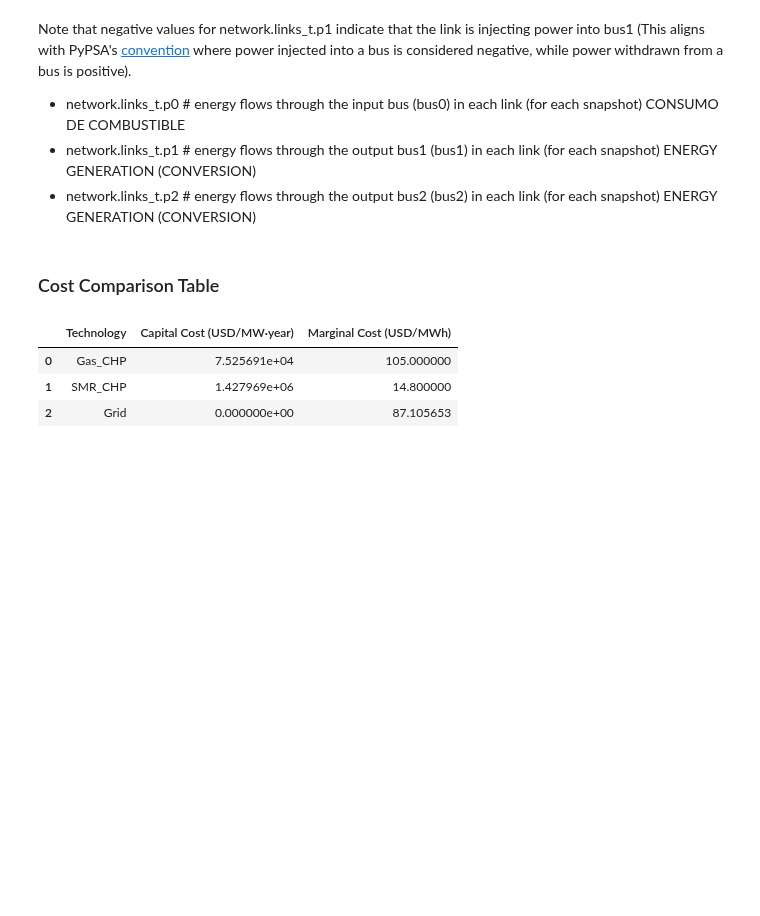
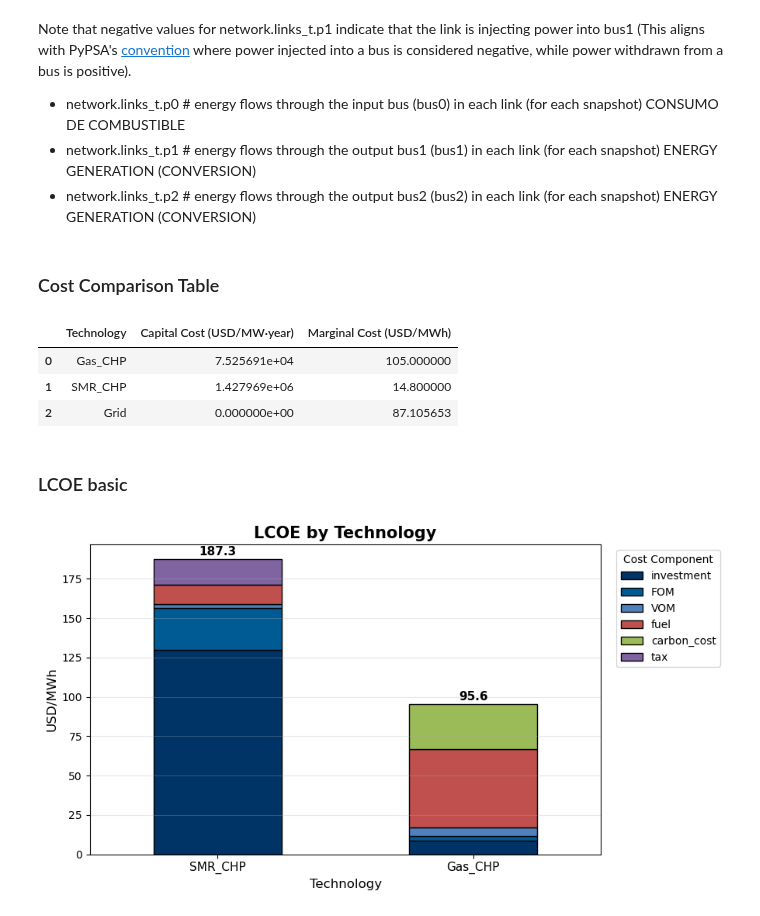
Before and after one commit to C-ansi-eof/SIDNE-Model, a Jupyter notebook: SMR_multilink.ipynb, the cells around one changed output. Drawn from its saved outputs; the diff is of its cells as text; code cells hidden in the pictures; blank space fills up the shorter version.

```diff
--- a/SMR_multilink.ipynb
+++ b/SMR_multilink.ipynb
@@ -1546,3 +1261,42 @@ Cost Comparison Table
 | 0 | Gas_CHP | 7.525691e+04 | 105.000000 |
 | 1 | SMR_CHP | 1.427969e+06 | 14.800000 |
 | 2 | Grid | 0.000000e+00 | 87.105653 |
+# %% [markdown]
+### LCOE basic
+# %%
+# Calculate LCOE for each technology and cost component
+df1 = pd.DataFrame()
+techs = ['SMR_CHP', 'Gas_CHP']
+for tech in techs:
+    df1 = pd.concat([df1, packages.LCOE(tech, cost, tech)])
+
+cost_LCOE = pd.DataFrame()
+cost_LCOE['LCOE_Total'] = df1.sum(axis=1)
+
+# Sort and prepare for plotting
+df1['Total'] = df1.sum(axis=1)
+df1 = df1.sort_values(by='Total', ascending=False)
+totals = df1['Total'].copy()  # Save totals for annotation
+df1 = df1.drop(columns=['Total'])
+
+engineering_colors = ['#003366', '#005B94', '#4F81BD', '#C0504D', '#9BBB59', '#8064A2']
+
+fig, ax = plt.subplots(figsize=(9, 5))
+bars = df1.plot(kind='bar', stacked=True, ax=ax, color=engineering_colors[:len(df1.columns)], edgecolor='black')
+
+ax.set_xlabel('Technology', fontsize=12)
+ax.set_ylabel('USD/MWh', fontsize=12)
+ax.set_title('LCOE by Technology', fontsize=15, fontweight='bold')
+ax.set_xticklabels(ax.get_xticklabels(), rotation=0, ha='center', fontsize=11)
+ax.legend(title='Cost Component', bbox_to_anchor=(1.02, 1), loc='upper left', fontsize=10)
+ax.grid(axis='y', alpha=0.3)
+plt.tight_layout()
+
+# Annotate total value on top of each bar
+for idx, total in enumerate(totals):
+    ax.text(idx, total + 1, f"{total:.1f}", ha='center', va='bottom', fontsize=11, fontweight='bold')
+
+# plt.savefig("LCOE.png", dpi=300, bbox_inches="tight")  # Guardar en PNG (alta resolución, opcional)
+plt.show()
+# %% [output]
+[figure, added]
```
Also changed, not shown: parts of 10 cells of this notebook.
